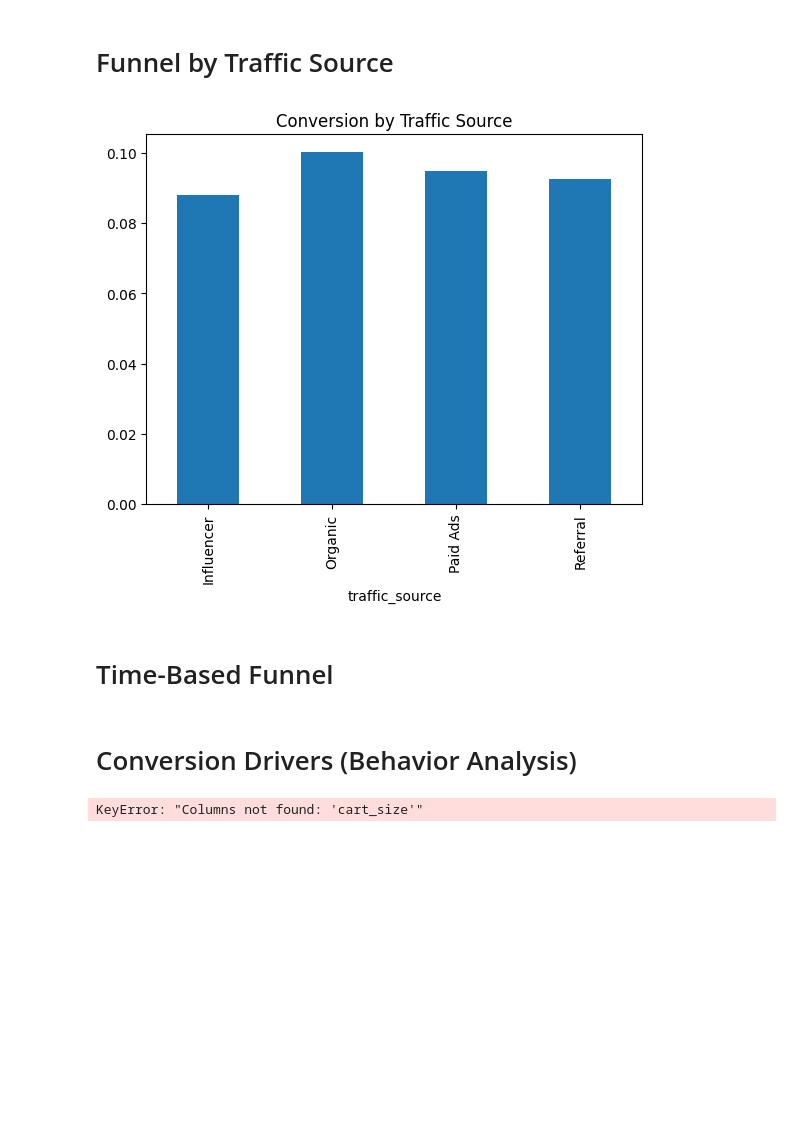
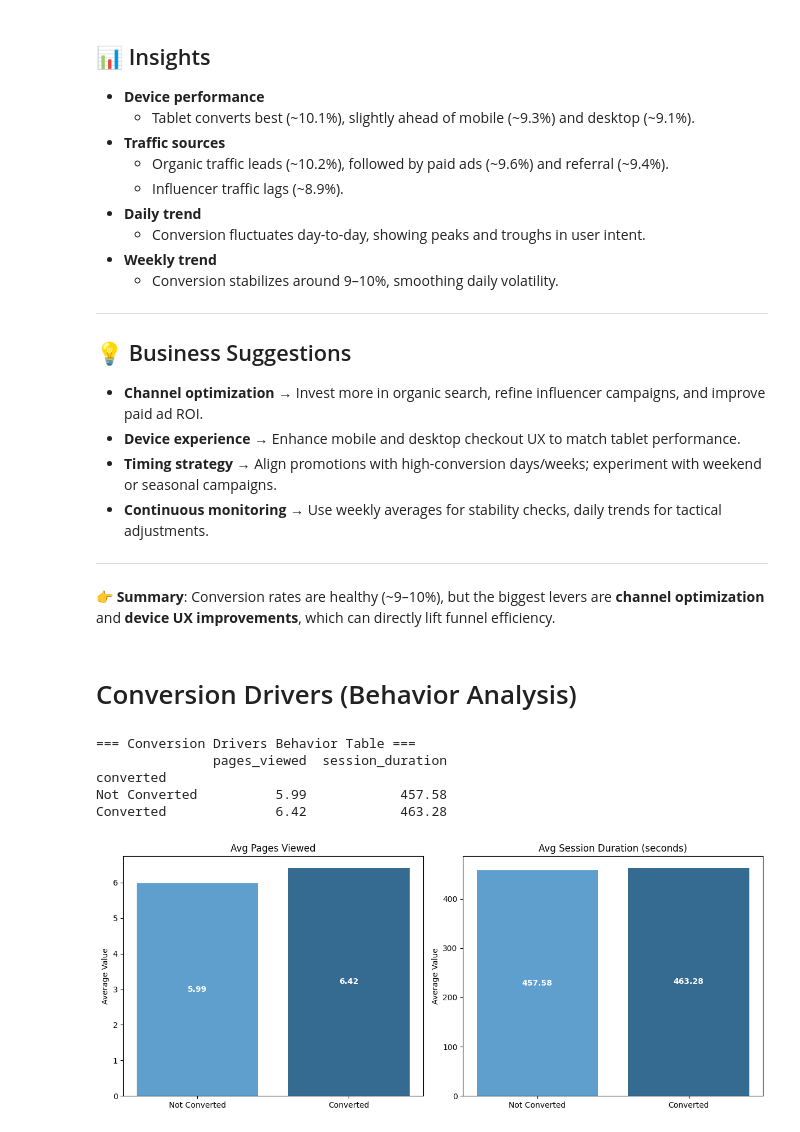
Before and after one commit to AnshikaDigarse/ecommerce-growth-analytics-python-sql, a Jupyter notebook: notebooks/02_customer_funnel_analysis.ipynb, the cells around one changed output. Saved outputs shown, nothing was run; the diff lists cells and outputs as text; code cells hidden in the pictures; blank space fills up the shorter version.

```diff
--- a/notebooks/02_customer_funnel_analysis.ipynb
+++ b/notebooks/02_customer_funnel_analysis.ipynb
@@ -93,12 +341,25 @@ KeyError: 'customer_type'
 # %% [markdown]
-# Funnel by Traffic Source
+## 📊 Insights
+
+- **Device performance**
+  - Tablet converts best (~10.1%), slightly ahead of mobile (~9.3%) and desktop (~9.1%).
+- **Traffic sources**
+  - Organic traffic leads (~10.2%), followed by paid ads (~9.6%) and referral (~9.4%).
+  - Influencer traffic lags (~8.9%).
+- **Daily trend**
+  - Conversion fluctuates day-to-day, showing peaks and troughs in user intent.
+- **Weekly trend**
+  - Conversion stabilizes around 9–10%, smoothing daily volatility.
+
+---
+
+## 💡 Business Suggestions
+
+- **Channel optimization** → Invest more in organic search, refine influencer campaigns, and improve paid ad ROI.
+- **Device experience** → Enhance mobile and desktop checkout UX to match tablet performance.
+- **Timing strategy** → Align promotions with high-conversion days/weeks; experiment with weekend or seasonal campaigns.
+- **Continuous monitoring** → Use weekly averages for stability checks, daily trends for tactical adjustments.
+
+---
+
+👉 **Summary**: Conversion rates are healthy (~9–10%), but the biggest levers are **channel optimization** and **device UX improvements**, which can directly lift funnel efficiency.
-# %%
-traffic_conversion = sessions_orders.groupby('traffic_source')['converted'].mean()
-
-traffic_conversion.plot(kind='bar')
-plt.title("Conversion by Traffic Source")
-plt.show()
-# %% [output]
-[figure, removed]
-# %% [markdown]
-# Time-Based Funnel
@@ -118,8 +366,49 @@ weekly_conversion = weekly_orders / weekly_sessions
 # %% [markdown]
 # Conversion Drivers (Behavior Analysis)
 # %%
+import pandas as pd
+import matplotlib.pyplot as plt
+import seaborn as sns
+
+# Flag converted sessions
 sessions['converted'] = sessions['session_id'].isin(orders['session_id']).astype(int)
 
-sessions.groupby('converted')[['pages_viewed','session_duration','cart_size']].mean()
+# Select only columns that exist
+available_cols = [col for col in ['pages_viewed','session_duration','cart_size'] if col in sessions.columns]
+
+# Behavior analysis table
+behavior_table = sessions.groupby('converted')[available_cols].mean().round(2)
+behavior_table.index = behavior_table.index.map({0: "Not Converted", 1: "Converted"})
+
+print("=== Conversion Drivers Behavior Table ===")
+print(behavior_table, "\n")
+
+# Visualization
+fig, axes = plt.subplots(1, len(available_cols), figsize=(6*len(available_cols),5))
+
+if len(available_cols) == 1:
+    axes = [axes]  # make iterable if only one plot
+
+colors = sns.color_palette("Blues_d", len(behavior_table))
+
+for idx, col in enumerate(available_cols):
+    axes[idx].bar(behavior_table.index, behavior_table[col].values, color=colors)
+    # Titles adjusted
+    if col == "session_duration":
+        axes[idx].set_title("Avg Session Duration (seconds)")
+    else:
+        axes[idx].set_title(f"Avg {col.replace('_',' ').title()}")
+    axes[idx].set_ylabel("Average Value")
+    # Add labels inside bars
+    for i, v in enumerate(behavior_table[col].values):
+        axes[idx].text(i, v/2, f"{v:.2f}", ha='center', va='center', color="white", fontweight="bold")
+
+plt.tight_layout()
+plt.show()
 # %% [output]
-KeyError: "Columns not found: 'cart_size'"
+=== Conversion Drivers Behavior Table ===
+               pages_viewed  session_duration
+converted
+Not Converted          5.99            457.58
+Converted              6.42            463.28
+[figure, added]
```
Also changed, not shown: parts of 20 cells of this notebook.
